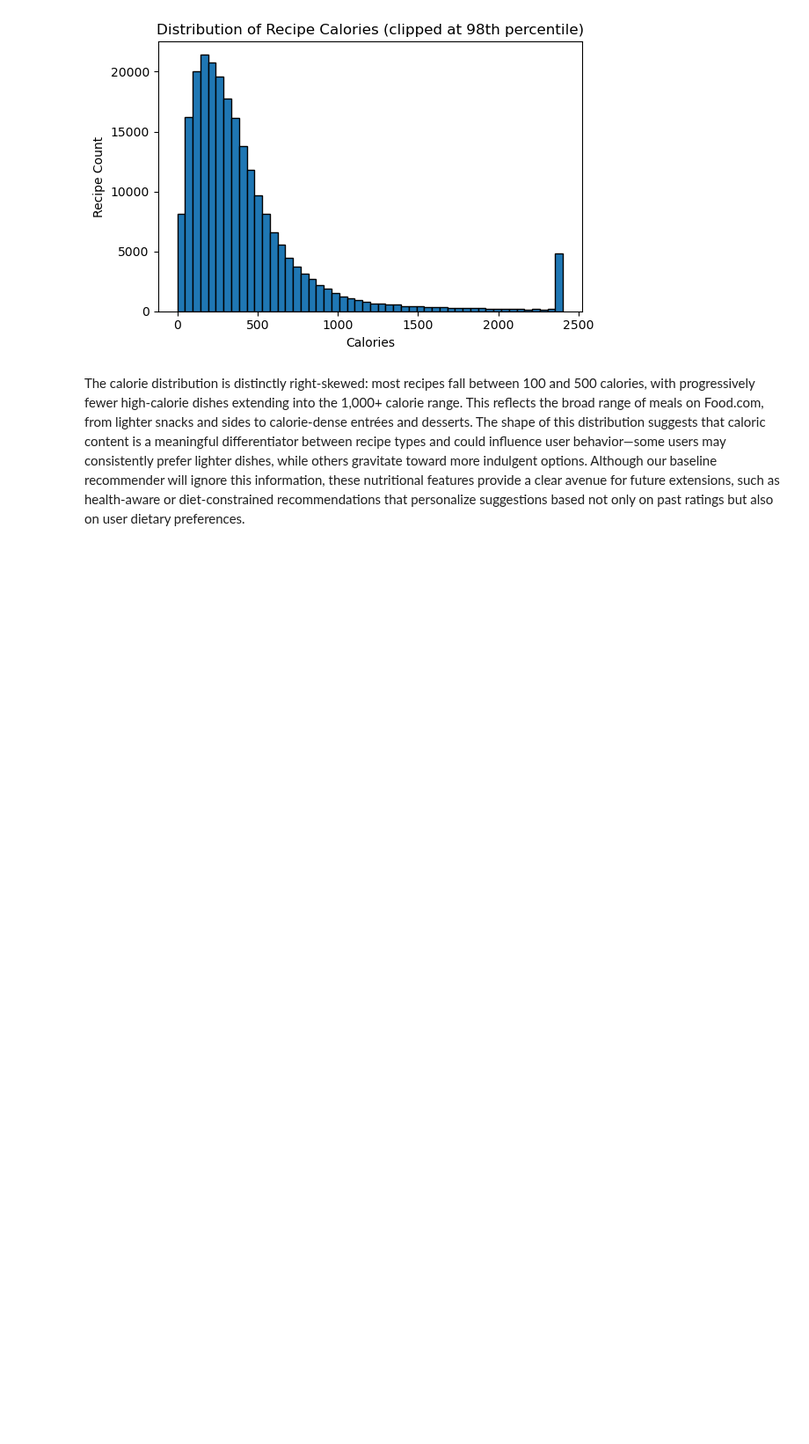
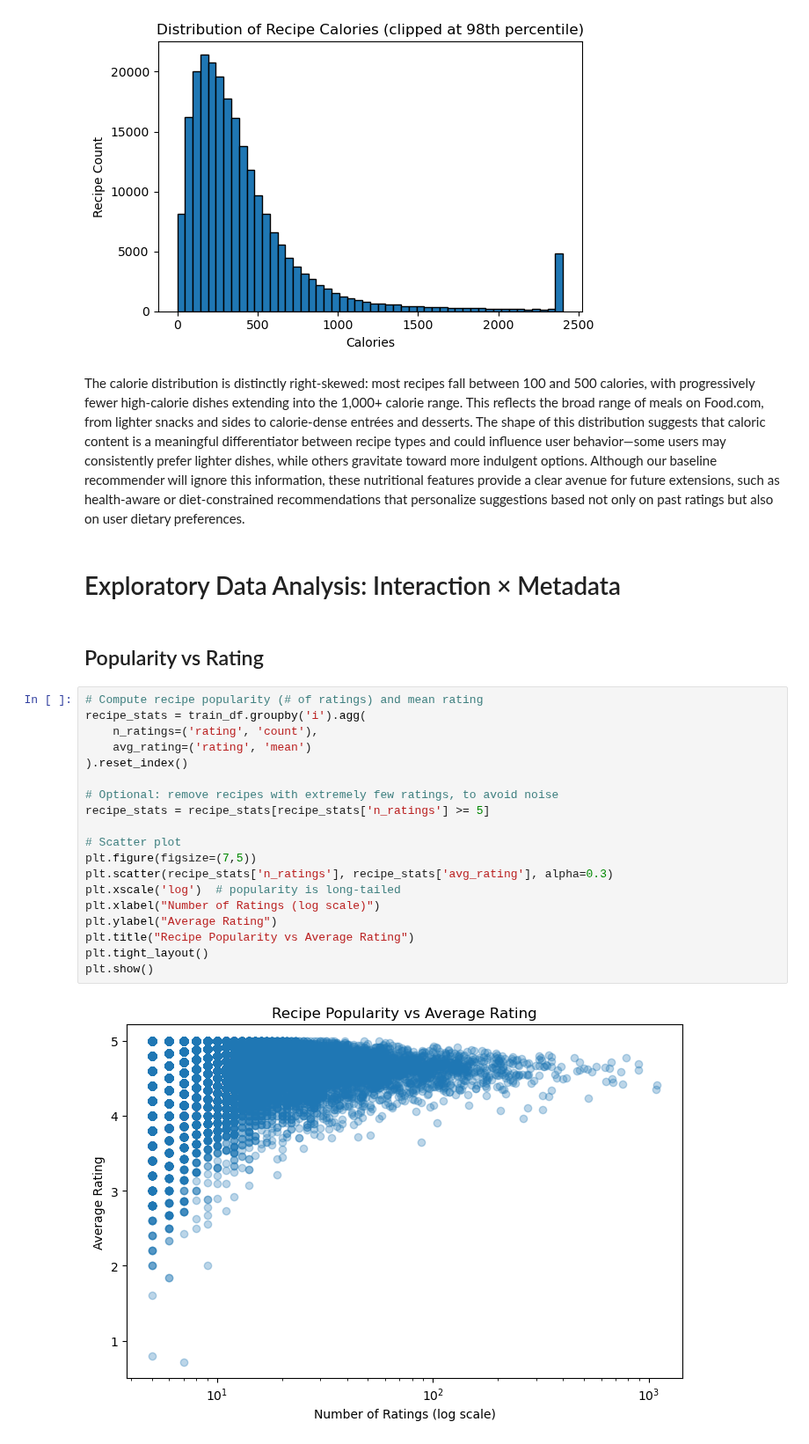
Before and after one commit to kecohen575/RecipeRecommender, a Jupyter notebook: recipe_recsys.ipynb, the cells around one changed output. Shown at 88% size. Saved outputs shown, nothing was run; the diff lists cells and outputs as text; blank space fills up the shorter version.

Commit message:
Finish exploratory analysis, concluding with Interaction x Metadata

```diff
--- a/recipe_recsys.ipynb
+++ b/recipe_recsys.ipynb
@@ -416,3 +417,28 @@ plt.show()
 [figure]
 # %% [markdown]
 The calorie distribution is distinctly right-skewed: most recipes fall between 100 and 500 calories, with progressively fewer high-calorie dishes extending into the 1,000+ calorie range. This reflects the broad range of meals on Food.com, from lighter snacks and sides to calorie-dense entrées and desserts. The shape of this distribution suggests that caloric content is a meaningful differentiator between recipe types and could influence user behavior—some users may consistently prefer lighter dishes, while others gravitate toward more indulgent options. Although our baseline recommender will ignore this information, these nutritional features provide a clear avenue for future extensions, such as health-aware or diet-constrained recommendations that personalize suggestions based not only on past ratings but also on user dietary preferences.
+# %% [markdown]
+# Exploratory Data Analysis: Interaction × Metadata
+# %% [markdown]
+## Popularity vs Rating
+# %%
+# Compute recipe popularity (# of ratings) and mean rating
+recipe_stats = train_df.groupby('i').agg(
+    n_ratings=('rating', 'count'),
+    avg_rating=('rating', 'mean')
+).reset_index()
+
+# Optional: remove recipes with extremely few ratings, to avoid noise
+recipe_stats = recipe_stats[recipe_stats['n_ratings'] >= 5]
+
+# Scatter plot
+plt.figure(figsize=(7,5))
+plt.scatter(recipe_stats['n_ratings'], recipe_stats['avg_rating'], alpha=0.3)
+plt.xscale('log')  # popularity is long-tailed
+plt.xlabel("Number of Ratings (log scale)")
+plt.ylabel("Average Rating")
+plt.title("Recipe Popularity vs Average Rating")
+plt.tight_layout()
+plt.show()
+# %% [output]
+[figure, added]
```
Also changed, not shown: parts of 5 cells of this notebook.
